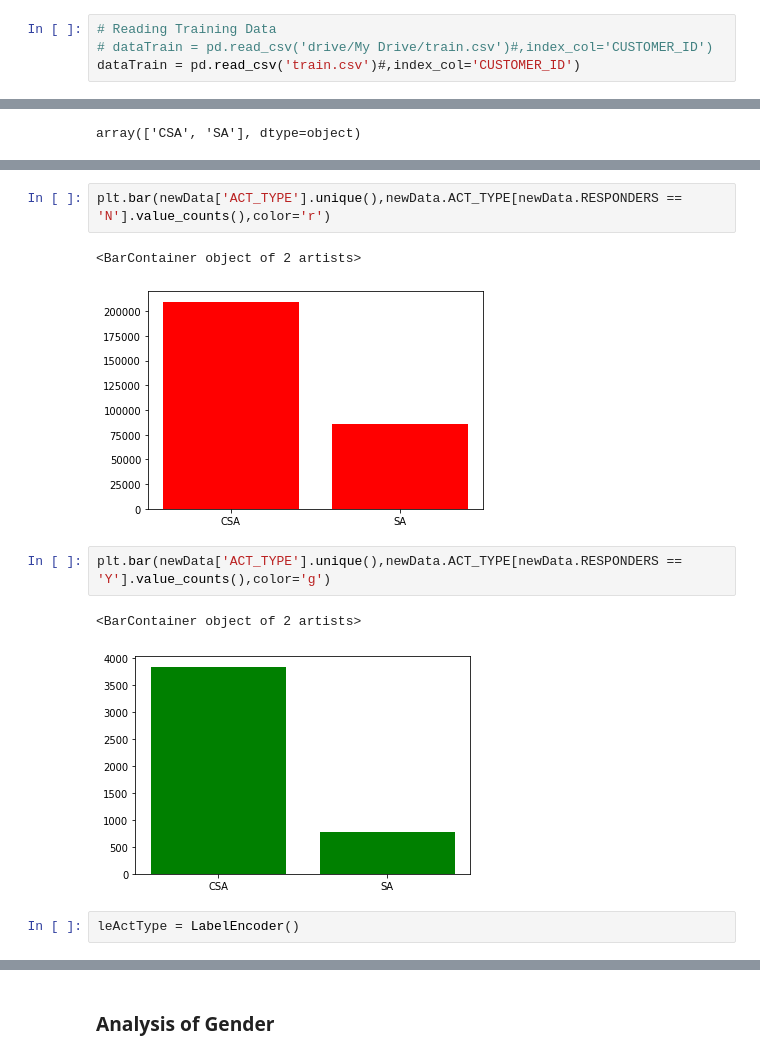
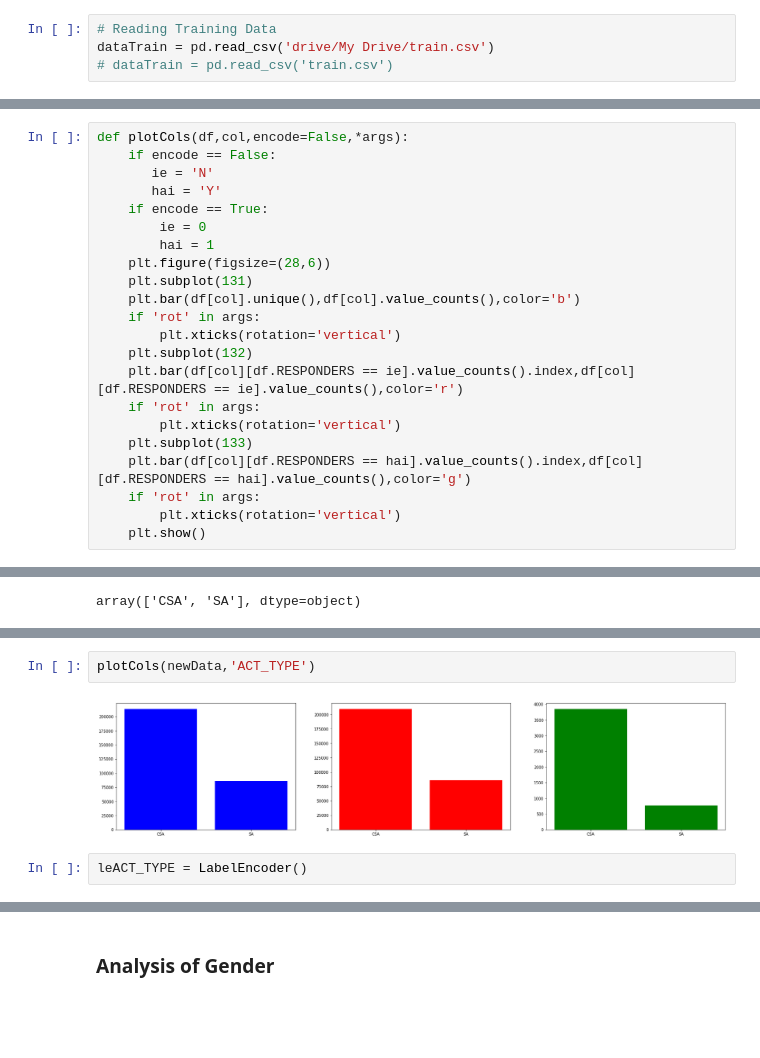
Before and after one commit to roshanrane24/QXI_DataScience_Roshan, a Jupyter notebook: ProjectCrosssell/Crosssell.ipynb, the cells around one changed output, grey strips where cells are left out. Saved outputs shown, nothing was run; the diff lists cells and outputs as text; blank space fills up the shorter version.

```diff
--- a/ProjectCrosssell/Crosssell.ipynb
+++ b/ProjectCrosssell/Crosssell.ipynb
@@ -25,5 +31,5 @@ import pickle
 # %%
 # Reading Training Data
-# dataTrain = pd.read_csv('drive/My Drive/train.csv')#,index_col='CUSTOMER_ID')
-dataTrain = pd.read_csv('train.csv')#,index_col='CUSTOMER_ID')
+dataTrain = pd.read_csv('drive/My Drive/train.csv')
+# dataTrain = pd.read_csv('train.csv')
 # %% [markdown]
@@ -92,0 +104,22 @@ newData.head()
+# %%
+def plotCols(df,col,encode=False,*args):
+    if encode == False:
+       ie = 'N'
+       hai = 'Y'
+    if encode == True:
+        ie = 0
+        hai = 1
+    plt.figure(figsize=(28,6))
+    plt.subplot(131)
+    plt.bar(df[col].unique(),df[col].value_counts(),color='b')
+    if 'rot' in args:
+        plt.xticks(rotation='vertical')
+    plt.subplot(132)
+    plt.bar(df[col][df.RESPONDERS == ie].value_counts().index,df[col][df.RESPONDERS == ie].value_counts(),color='r')
+    if 'rot' in args:
+        plt.xticks(rotation='vertical')
+    plt.subplot(133)
+    plt.bar(df[col][df.RESPONDERS == hai].value_counts().index,df[col][df.RESPONDERS == hai].value_counts(),color='g')
+    if 'rot' in args:
+        plt.xticks(rotation='vertical')
+    plt.show()
@@ -104,12 +136,6 @@ plt.bar(newData['ACT_TYPE'].unique(),newData.ACT_TYPE.value_counts())
-# %%
-plt.bar(newData['ACT_TYPE'].unique(),newData.ACT_TYPE[newData.RESPONDERS == 'N'].value_counts(),color='r')
-# %% [output]
-<BarContainer object of 2 artists>
-[figure, removed]
-# %%
-plt.bar(newData['ACT_TYPE'].unique(),newData.ACT_TYPE[newData.RESPONDERS == 'Y'].value_counts(),color='g')
-# %% [output]
-<BarContainer object of 2 artists>
-[figure, removed]
+# %%
+plotCols(newData,'ACT_TYPE')
+# %% [output]
+[figure, added]
 # %%
-leActType = LabelEncoder()
+leACT_TYPE = LabelEncoder()
```
Also changed, not shown: parts of 208 cells of this notebook.
